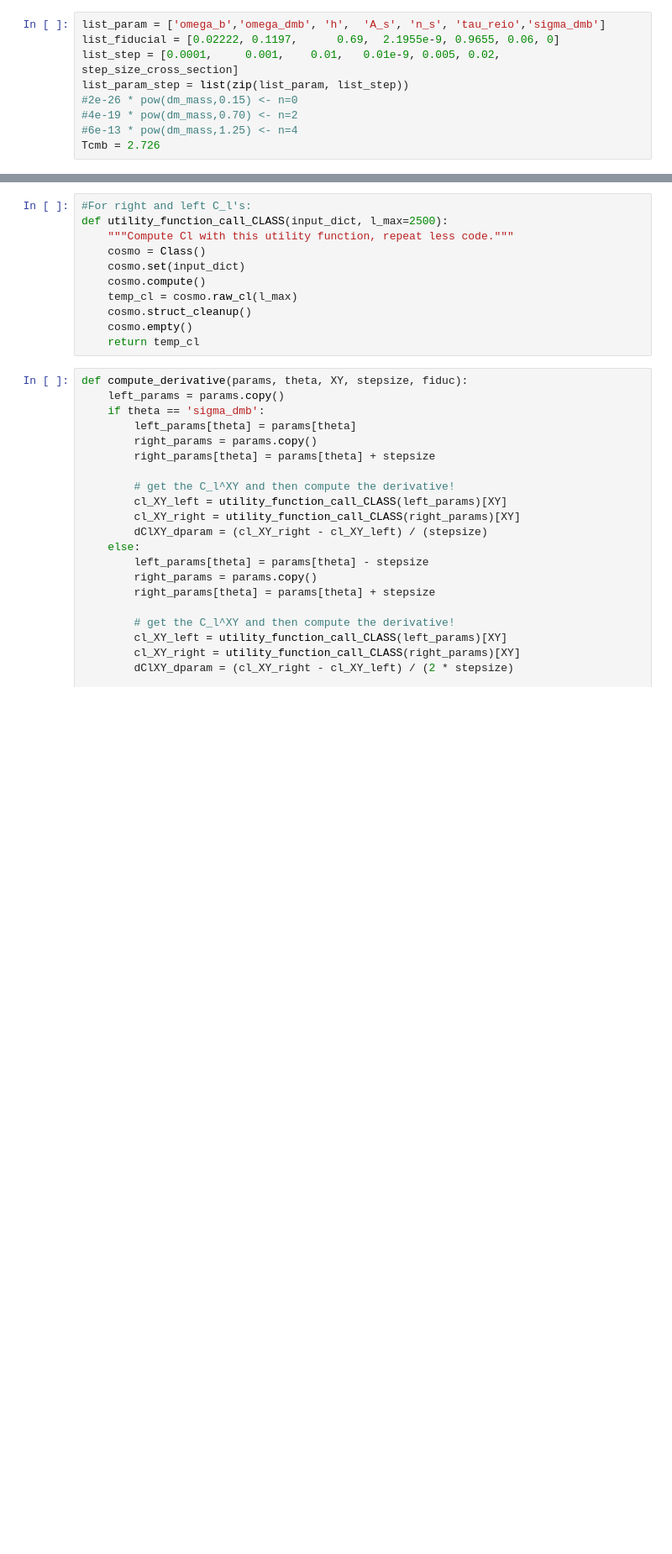
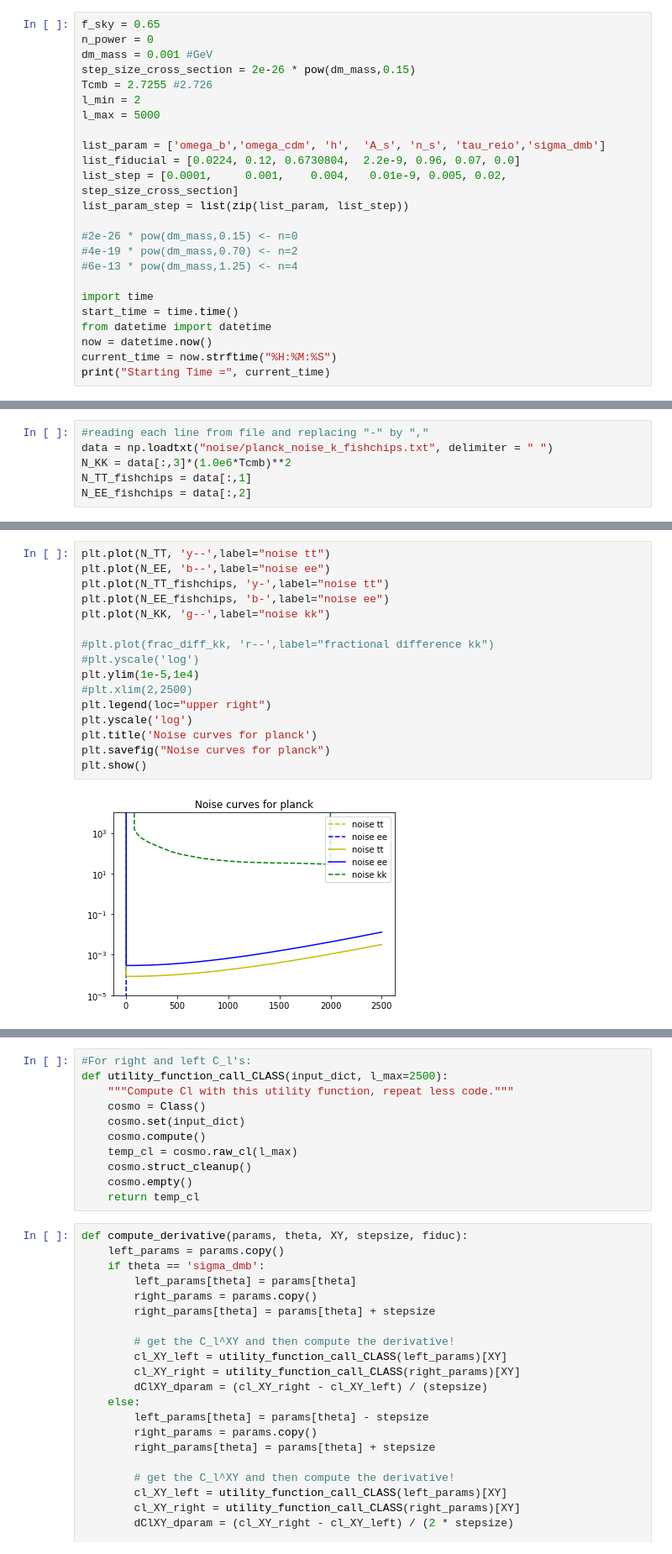
Before and after one commit to iej2106/fisher_dmb, a Jupyter notebook: compute_fisher_dmeff_planck.ipynb, the cells around one changed output, grey strips where cells are left out. Shown at 84% size. Drawn from its saved outputs; the diff is of its cells as text; blank space fills up the shorter version.

```diff
--- a/compute_fisher_dmeff_planck.ipynb
+++ b/compute_fisher_dmeff_planck.ipynb
@@ -14,9 +8,24 @@ step_size_cross_section = 2.56e-17 #* pow(dm_mass,0.15)
 # %%
-list_param = ['omega_b','omega_dmb', 'h',  'A_s', 'n_s', 'tau_reio','sigma_dmb']
-list_fiducial = [0.02222, 0.1197,      0.69,  2.1955e-9, 0.9655, 0.06, 0]
-list_step = [0.0001,     0.001,    0.01,   0.01e-9, 0.005, 0.02, step_size_cross_section]
+f_sky = 0.65
+n_power = 0
+dm_mass = 0.001 #GeV
+step_size_cross_section = 2e-26 * pow(dm_mass,0.15)
+Tcmb = 2.7255 #2.726
+l_min = 2
+l_max = 5000
+
+list_param = ['omega_b','omega_cdm', 'h',  'A_s', 'n_s', 'tau_reio','sigma_dmb']
+list_fiducial = [0.0224, 0.12, 0.6730804,  2.2e-9, 0.96, 0.07, 0.0]
+list_step = [0.0001,     0.001,    0.004,   0.01e-9, 0.005, 0.02, step_size_cross_section]
 list_param_step = list(zip(list_param, list_step))
+
 #2e-26 * pow(dm_mass,0.15) <- n=0
 #4e-19 * pow(dm_mass,0.70) <- n=2
 #6e-13 * pow(dm_mass,1.25) <- n=4
-Tcmb = 2.726
+
+import time
+start_time = time.time()
+from datetime import datetime
+now = datetime.now()
+current_time = now.strftime("%H:%M:%S")
+print("Starting Time =", current_time)
@@ -47,0 +80,6 @@ ell = fiducial['ell']
+# %%
+#reading each line from file and replacing "-" by ","
+data = np.loadtxt("noise/planck_noise_k_fishchips.txt", delimiter = " ")
+N_KK = data[:,3]*(1.0e6*Tcmb)**2
+N_TT_fishchips = data[:,1]
+N_EE_fishchips = data[:,2]
@@ -47,0 +115,18 @@ ell = fiducial['ell']
+# %%
+plt.plot(N_TT, 'y--',label="noise tt")
+plt.plot(N_EE, 'b--',label="noise ee")
+plt.plot(N_TT_fishchips, 'y-',label="noise tt")
+plt.plot(N_EE_fishchips, 'b-',label="noise ee")
+plt.plot(N_KK, 'g--',label="noise kk")
+
+#plt.plot(frac_diff_kk, 'r--',label="fractional difference kk")
+#plt.yscale('log')
+plt.ylim(1e-5,1e4)
+#plt.xlim(2,2500)
+plt.legend(loc="upper right")
+plt.yscale('log')
+plt.title('Noise curves for planck')
+plt.savefig("Noise curves for planck")
+plt.show()
+# %% [output]
+[figure, added]
```
Also changed, not shown: parts of 20 cells of this notebook, 1 other file.
